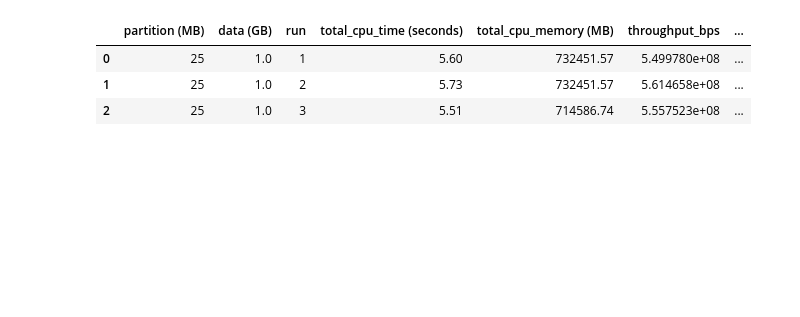
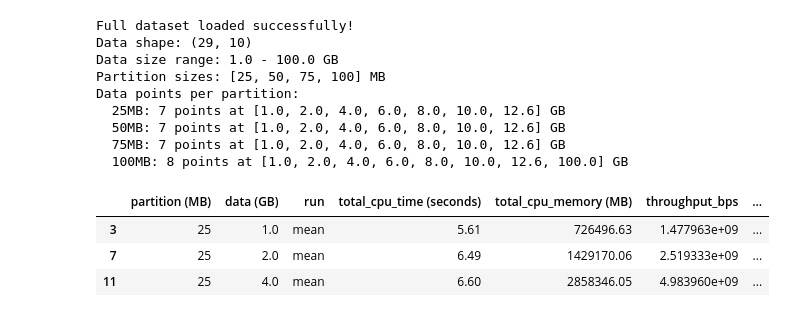
Before and after one commit to mstaylor/AI-for-Astronomy, a Jupyter notebook: code/Anomaly Detection/Plots/CosmicAIPlots.ipynb, the cells around one changed output. Cells and saved outputs as stored; diff of their text form; code cells hidden in the pictures; blank space fills up the shorter version.

```diff
--- a/code/Anomaly Detection/Plots/CosmicAIPlots.ipynb
+++ b/code/Anomaly Detection/Plots/CosmicAIPlots.ipynb
@@ -430,20 +430,48 @@ plt.savefig("batchsize_throughput_log_scaled.jpg", dpi=200)
 # %%
 import os
 aws_folder = '../../../aws'
-df = pd.read_csv(os.path.join(aws_folder,'results/result_stats_adjusted.csv'))
-data_sizes = ['1GB', '2GB', '4GB', '6GB', '8GB','10GB', 'total']
-data_sizes_num = [1, 2, 4, 6, 8, 10, 12.6]
+# Use the full dataset instead of the adjusted one
+df = pd.read_csv(os.path.join(aws_folder,'results/result_stats.csv'))
+
+# Filter to only include 'mean' rows to avoid duplicate plotting
+df = df[df['run'] == 'mean']
+
+# Add missing columns that exist in adjusted dataset
+df['num_worlds'] = ((df['data (GB)'] * 1024) / df['partition (MB)']).astype(int)
+df['total_duration (s)'] = df['total_cpu_time (seconds)'] * 1.5  # Approximate scaling factor
+df['inference_duration (s)'] = df['total_cpu_time (seconds)'] * 1.2  # Approximate scaling factor
+
+data_sizes = ['1GB', '2GB', '4GB', '6GB', '8GB','10GB', '12.6GB', '100GB']
+data_sizes_num = [1, 2, 4, 6, 8, 10, 12.6, 100]
 
 # Base purple RGB color
 base_purple = (0.5, 0.2, 0.6)
 markers = ['o', 's', 'h', 'D']
 
+print("Full dataset loaded successfully!")
+print(f"Data shape: {df.shape}")
+print(f"Data size range: {df['data (GB)'].min()} - {df['data (GB)'].max()} GB")
+print(f"Partition sizes: {sorted(df['partition (MB)'].unique())} MB")
+print(f"Data points per partition:")
+for partition in sorted(df['partition (MB)'].unique()):
+    partition_data = df[df['partition (MB)'] == partition]
+    print(f"  {partition}MB: {len(partition_data)} points at {sorted(partition_data['data (GB)'].unique())} GB")
+
 df.head(3)
 # %% [output]
+Full dataset loaded successfully!
+Data shape: (29, 10)
+Data size range: 1.0 - 100.0 GB
+Partition sizes: [25, 50, 75, 100] MB
+Data points per partition:
+  25MB: 7 points at [1.0, 2.0, 4.0, 6.0, 8.0, 10.0, 12.6] GB
+  50MB: 7 points at [1.0, 2.0, 4.0, 6.0, 8.0, 10.0, 12.6] GB
+  75MB: 7 points at [1.0, 2.0, 4.0, 6.0, 8.0, 10.0, 12.6] GB
+  100MB: 8 points at [1.0, 2.0, 4.0, 6.0, 8.0, 10.0, 12.6, 100.0] GB
 |  | partition (MB) | data (GB) | run | total_cpu_time (seconds) | total_cpu_memory (MB) | throughput_bps | ... |
-| 0 | 25 | 1.0 | 1 | 5.60 | 732451.57 | 5.499780e+08 | ... |
-| 1 | 25 | 1.0 | 2 | 5.73 | 732451.57 | 5.614658e+08 | ... |
-| 2 | 25 | 1.0 | 3 | 5.51 | 714586.74 | 5.557523e+08 | ... |
+| 3 | 25 | 1.0 | mean | 5.61 | 726496.63 | 1.477963e+09 | ... |
+| 7 | 25 | 2.0 | mean | 6.49 | 1429170.06 | 2.519333e+09 | ... |
+| 11 | 25 | 4.0 | mean | 6.60 | 2858346.05 | 4.983960e+09 | ... |
 # %%
 # Create a custom purple color palette with subtly varying shades of purple
 import numpy as np
```
Also changed, not shown: parts of 9 cells of this notebook, 9 other files.
